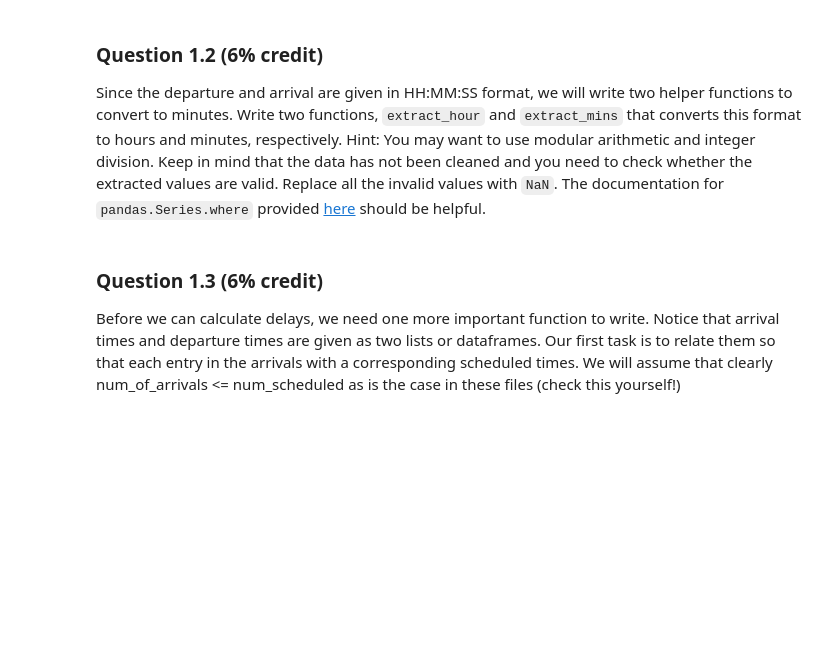
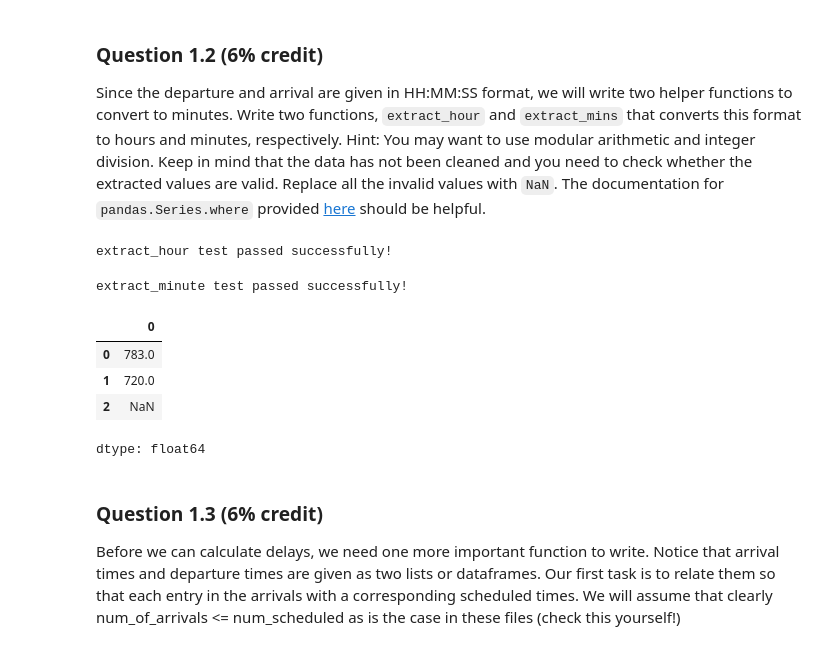
Before and after one commit to sram533/418-HW1-V2, a Jupyter notebook: cs418-hw1-F25.ipynb, the cells around one changed output. Drawn from its saved outputs; the diff is of its cells as text; code cells hidden in the pictures; blank space fills up the shorter version.

```diff
--- a/cs418-hw1-F25.ipynb
+++ b/cs418-hw1-F25.ipynb
@@ -319,3 +558,21 @@ def extract_hour(time):
+# %%
+### write code to test your extract_hour function here and execute it
+# HINT: See tests_sample_part1/tests.py
+import unittest
+import pandas.testing as pdt
+class TestHour(unittest.TestCase):
+    def test_hour(self):
+        ser = pd.Series([45.0, 730.0, 1959.0, 2400.0, np.nan], dtype="float64")
+        expected = pd.Series([0.0, 7.0, 19.0, np.nan, np.nan], dtype="float64")
+
+
+        pdt.assert_series_equal(extract_hour(ser), expected, check_dtype=True)
+
+test_hour = TestHour()
+test_hour.test_hour()
+print("extract_hour test passed successfully!")
+# %% [output]
+extract_hour test passed successfully!
 # %%
 # 2% credit
 def extract_mins(time):
@@ -338,28 +595,58 @@ def extract_mins(time):
+# %%
+class TestMinute(unittest.TestCase):
+	def test_minute(self):
+		ser = pd.Series([45.0, 730.0, 1959.0, 2400.0, np.nan], dtype="float64")
+		expected = pd.Series([45.0, 15.0, 22.0, np.nan, np.nan], dtype="float64")
+    #print(extract_mins(ser))
+
+test_minute = TestMinute()
+test_minute.test_minute()
+print("extract_minute test passed successfully!")
+# %% [output]
+extract_minute test passed successfully!
 # %%
 # 2% credit
 def convert_to_minofday(time):
     """
     Converts HH:MM time to minute of day
 
     Args:
         time: series of time given as strings in HH:MM:SS format.
 
 
     Returns:
         array (float64): series of input dimension with minute of day
 
     Example: 13:03 is converted to 783.0
     """
-    [YOUR CODE HERE]
+    time_parts = time.str.split(':', expand=True)
+    hours   = pd.to_numeric(time_parts[0], errors='coerce')
+    minutes = pd.to_numeric(time_parts[1], errors='coerce')
+    seconds = pd.to_numeric(time_parts[2], errors='coerce')
+
+    total_minutes = hours * 60 + minutes
+    mask = (
+        hours.between(0, 23) &
+        minutes.between(0, 59) &
+        seconds.between(0, 59)
+    )
+
+    return total_minutes.where(mask, np.nan).astype(float)
 
 
 # Test your code
 ser = pd.Series(['13:03:00', '12:00:00', '24:00:00'])
 convert_to_minofday(ser)
 # 0    783.0
 # 1    720.0
 # 2      NaN
 # dtype: float64
+# %% [output]
+|  | 0 |
+| 0 | 783.0 |
+| 1 | 720.0 |
+| 2 | NaN |
+dtype: float64
 # %% [markdown]
 ### Question 1.3 (6% credit)
 
```
Also changed, not shown: parts of 57 cells of this notebook, 1 other file.
